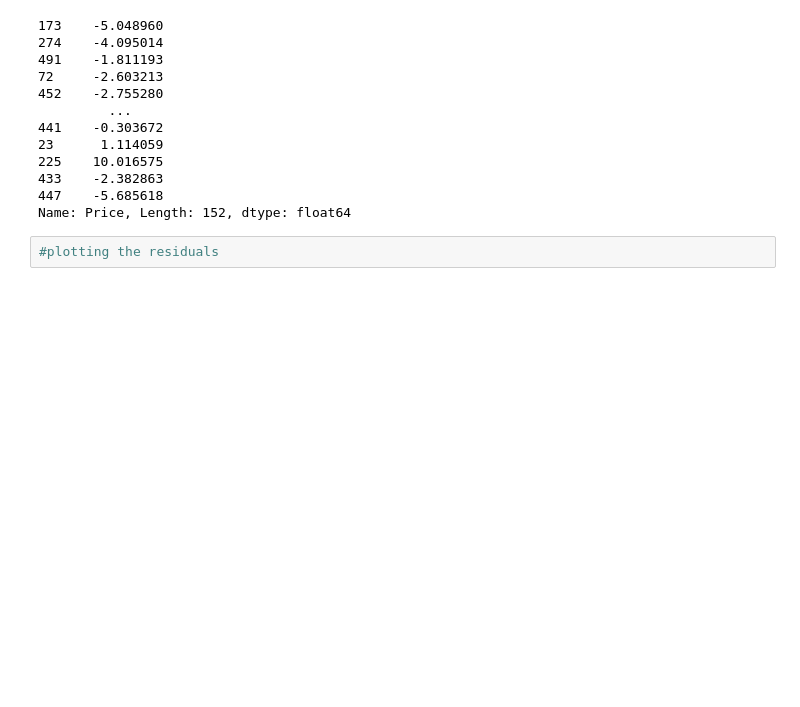
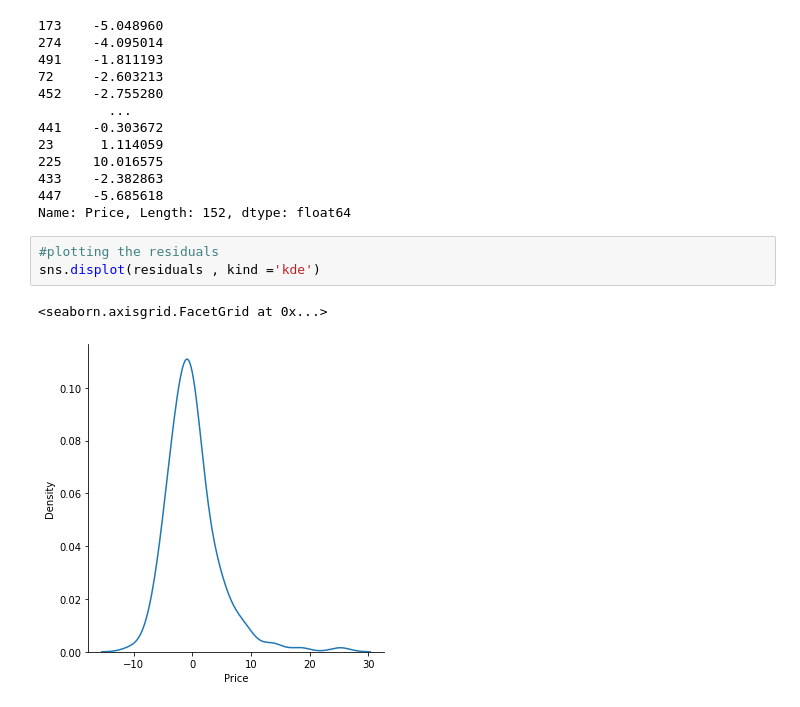
Before and after one commit to BHARATHBN-123/HousePricePrediction, a Jupyter notebook: HousePricePrediction.ipynb, the cells around one changed output. Saved outputs shown, nothing was run; the diff lists cells and outputs as text; blank space fills up the shorter version.

```diff
--- a/HousePricePrediction.ipynb
+++ b/HousePricePrediction.ipynb
@@ -306,3 +306,7 @@ residuals
 Name: Price, Length: 152, dtype: float64
 # %%
 #plotting the residuals
+sns.displot(residuals , kind ='kde')
+# %% [output]
+<seaborn.axisgrid.FacetGrid at 0x...>
+[figure, added]
```
Also changed, not shown: parts of 2 cells of this notebook.
